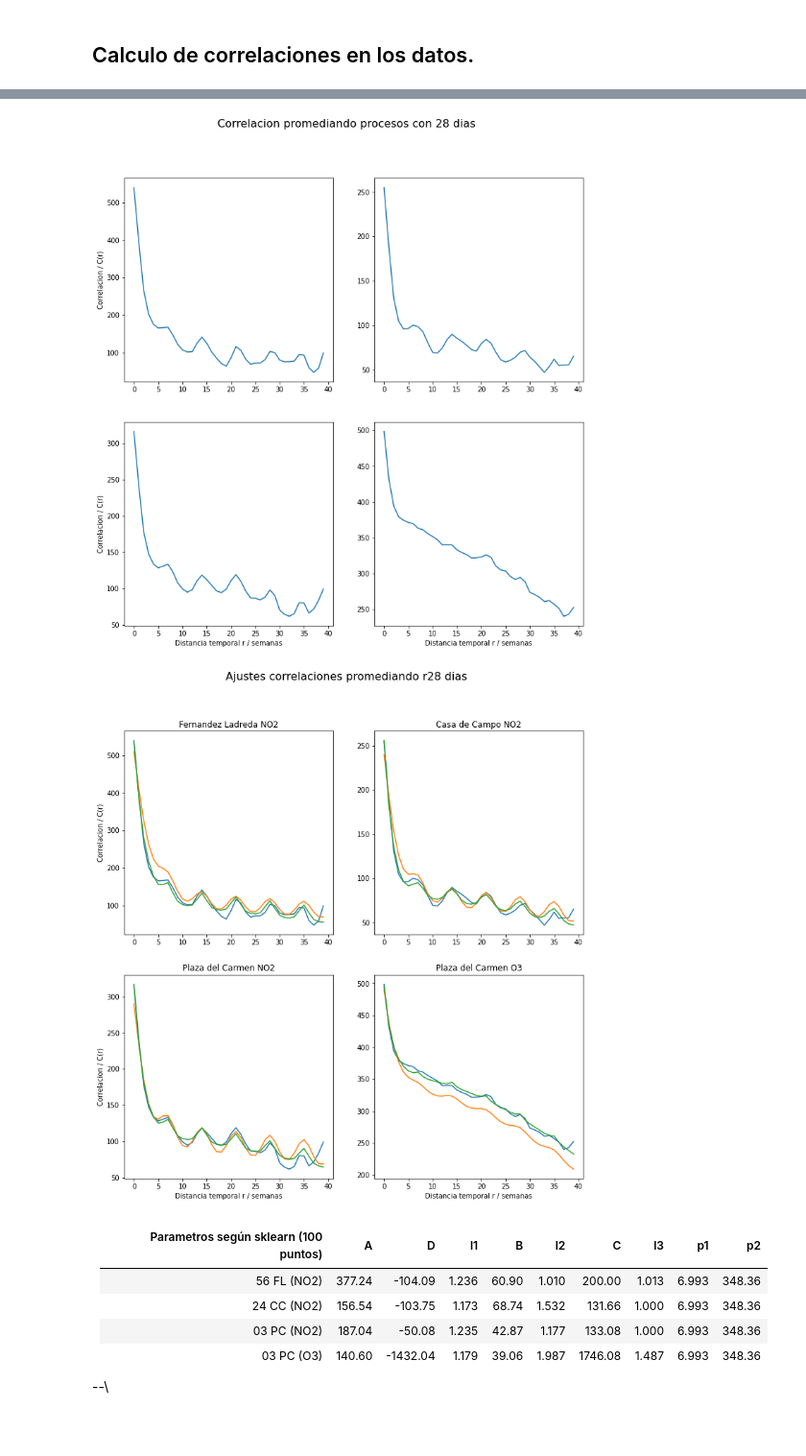
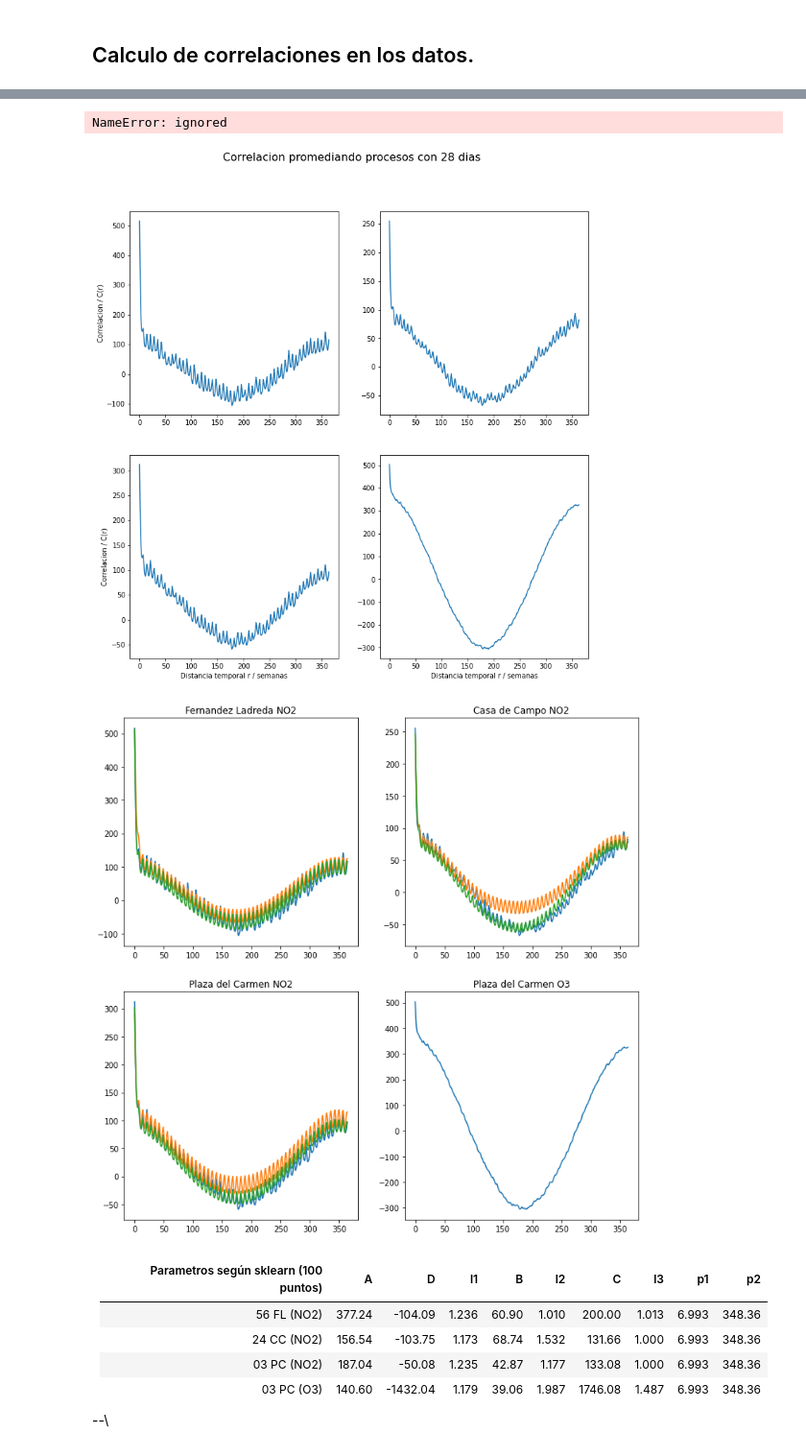
Before and after one commit to juanlu29/juanlu29, a Jupyter notebook: preprocesadoDatosContaminacionMadrid.ipynb, the cells around one changed output, grey strips where cells are left out. Shown at 96% size. Drawn from its saved outputs; the diff is of its cells as text; code cells hidden in the pictures.

```diff
--- a/preprocesadoDatosContaminacionMadrid.ipynb
+++ b/preprocesadoDatosContaminacionMadrid.ipynb
@@ -162,8 +162,8 @@ class correlaciones_promedio:
       raise NameError("Son menos de 10 realizaciones para promediar")
 
     #self.normalizacionDatos()
-    self.particionar()
-    #self.particionar2()
+    #self.particionar()
+    self.particionar2()
     self.mediaCovCompt()
     self.corrEstPromCompt()
 
@@ -270,7 +270,7 @@ longitudDatos = len(est56NO2_np)
 dx = (1./7) # Vamos a presentar en semanas la correlacion
 
 r10 = np.linspace(0,longitudDatos//10*dx,longitudDatos//10)
-p28 = 40
+p28 = 365
 r28 = np.arange(p28)
 r190 = np.linspace(0,longitudDatos//190*dx,longitudDatos//190)
 
@@ -451,20 +451,20 @@ ajuste_cpno2 = ajuste_cpno2_0 + ajuste_cpno2_1 + ajuste_cpno2_2
 
 
 # curve fit
-popt, _ = curve_fit(prueba, np.arange(p28),correlaciones_03O3_r28.CorrEstProm, bounds=((100,-2000,0.,0.,0.,1000.,0.),(300,-200,5.,100.,5.,2500.,5.)), jac = pruebaJac )
+#popt, _ = curve_fit(prueba, np.arange(p28),correlaciones_03O3_r28.CorrEstProm, bounds=((100,-2000,0.,0.,0.,1000.,0.),(300,-200,5.,100.,5.,2500.,5.)), jac = pruebaJac )
 # summarize the parameter values
-a, d, l1, b, l2, c, l3 = popt
-print("parametros encontrados :",popt)
-prueba_cpo3 =  prueba(aproximacion1_x, a, d, l1, b, l2, c, l3)
+#a, d, l1, b, l2, c, l3 = popt
+#print("parametros encontrados :",popt)
+#prueba_cpo3 =  prueba(aproximacion1_x, a, d, l1, b, l2, c, l3)
 
 #ajuste_cpno2 +=  objective1(aproximacion1_x, 100., 1./4., 13.,0.)
-ajuste_cpo3_0 =  objective(aproximacion1_x, 150., 0., 1./np.sqrt(2.5))
+#ajuste_cpo3_0 =  objective(aproximacion1_x, 150., 0., 1./np.sqrt(2.5))
 
-ajuste_cpo3_1 = objective1(aproximacion1_x, 20., 1./4., np.pi/6.99270072993,0.)
+#ajuste_cpo3_1 = objective1(aproximacion1_x, 20., 1./4., np.pi/6.99270072993,0.)
 
-ajuste_cpo3_2 = objective2(aproximacion1_x, 1880., 1./3.5, np.pi/348.363636364,-1560.)
+#ajuste_cpo3_2 = objective2(aproximacion1_x, 1880., 1./3.5, np.pi/348.363636364,-1560.)
 
-ajuste_cpo3 = ajuste_cpo3_0 + ajuste_cpo3_1 + ajuste_cpo3_2
+#ajuste_cpo3 = ajuste_cpo3_0 + ajuste_cpo3_1 + ajuste_cpo3_2
 
 
 #oscilaciones = correlaciones_56NO2_r28.CorrEstProm - ajuste_fl
@@ -582,5 +580,6 @@ parametros encontrados : [ 1.32567570e+02 -6.43824437e+02  7.32284102e-01  6.288
+NameError: ignored
-[figure, old version]
+[figure, new version]
-[figure, old version]
+[figure, new version]
 # %% [markdown]
 | Parametros según sklearn (100 puntos) | A      | D        | l1    | B     | l2    | C       | l3    | p1    | p2     |
 |--------------------------|--------|----------|-------|-------|-------|---------|-------|-------|--------|
```
Also changed, not shown: parts of 2 cells of this notebook.
